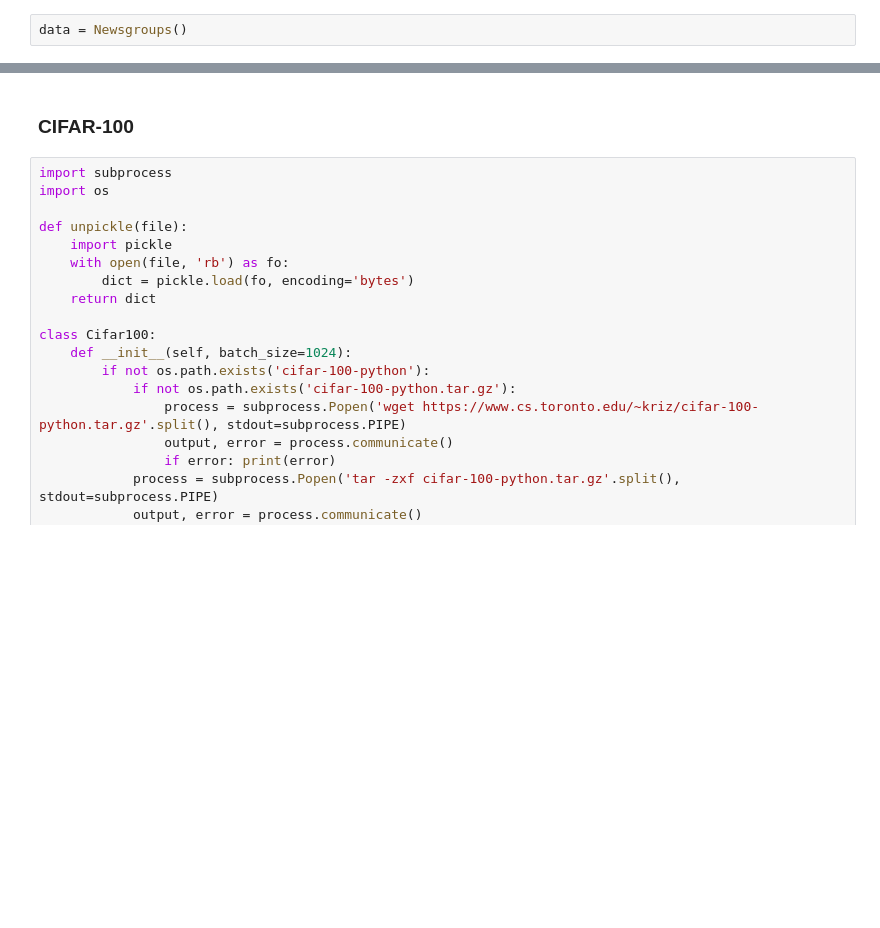
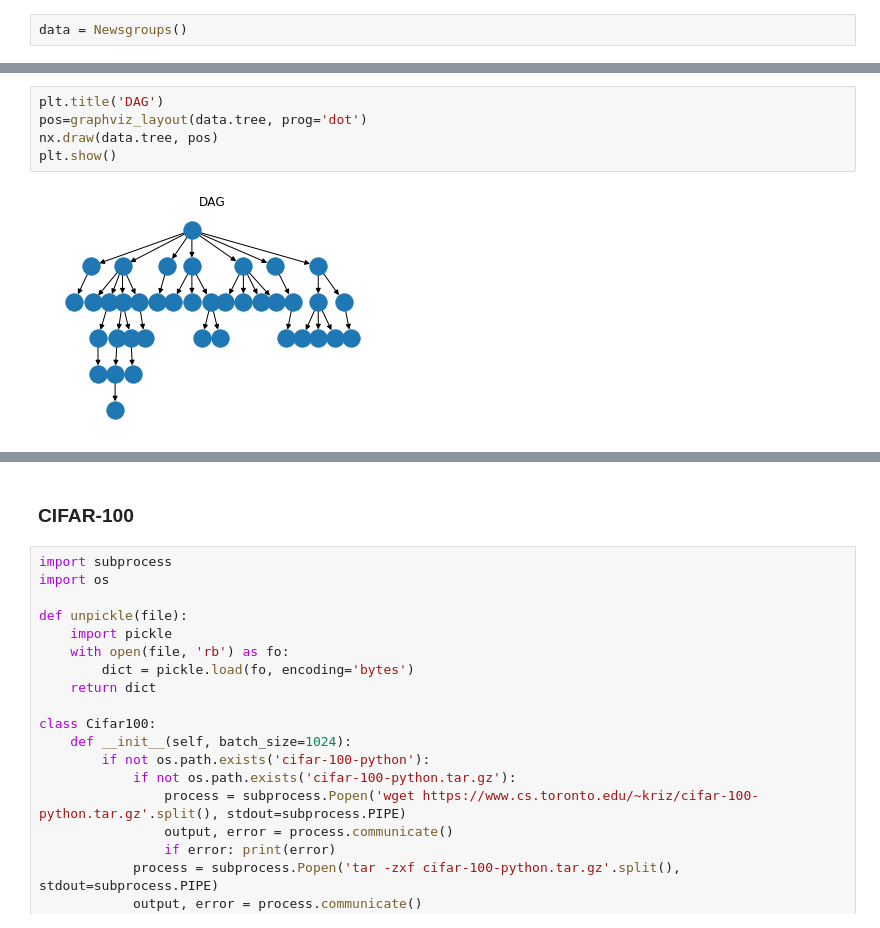
Before and after one commit to pgigioli/latent_hierarchy_discovery, a Jupyter notebook: data_preprocessing.ipynb, the cells around one changed output, grey strips where cells are left out. Drawn from its saved outputs; the diff is of its cells as text; blank space fills up the shorter version.

```diff
--- a/data_preprocessing.ipynb
+++ b/data_preprocessing.ipynb
@@ -114,0 +45,7 @@ list(data.flat_label_dict.values())
+# %%
+plt.title('DAG')
+pos=graphviz_layout(data.tree, prog='dot')
+nx.draw(data.tree, pos)
+plt.show()
+# %% [output]
+[figure, added]
```
Also changed, not shown: parts of 7 cells of this notebook, 6 other files.
